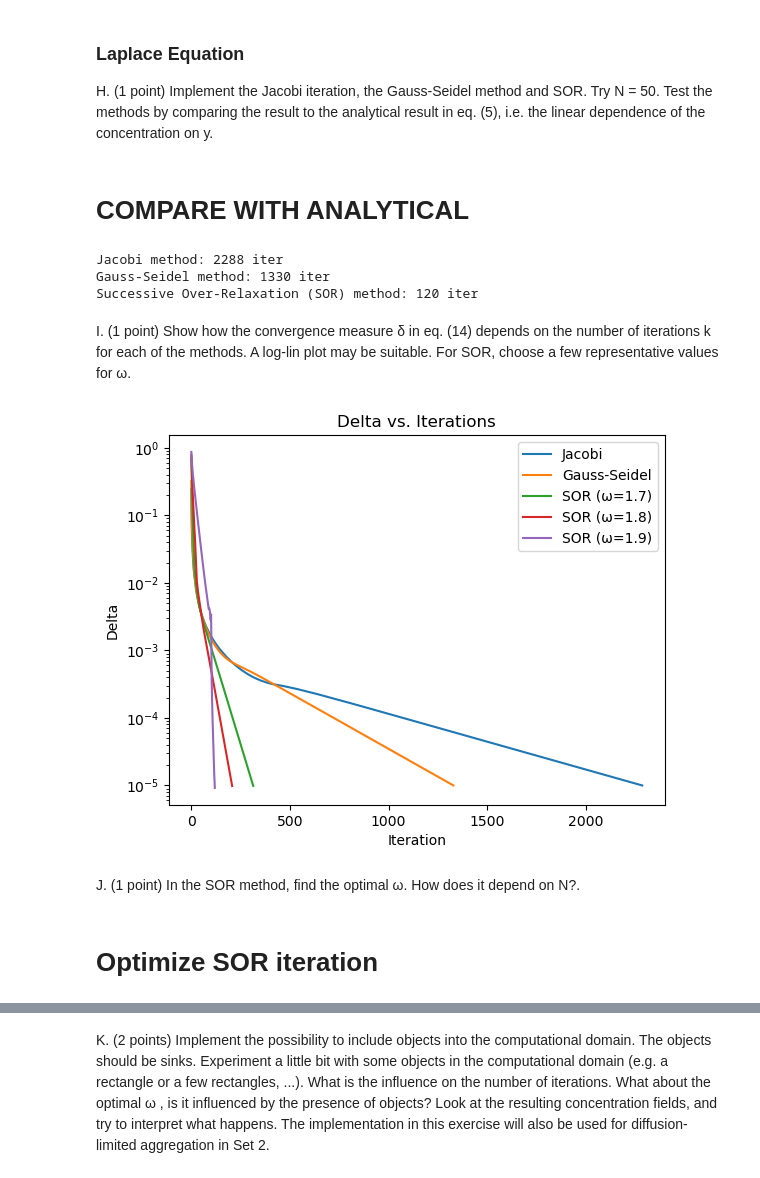
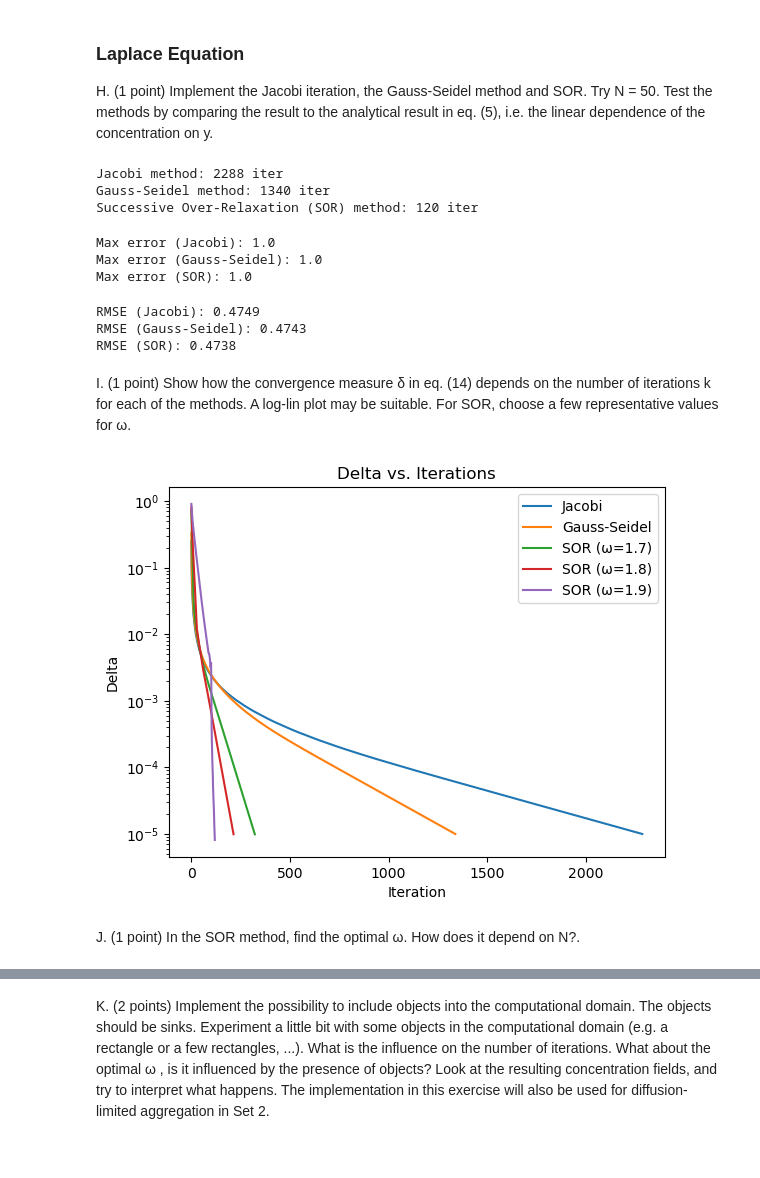
Before and after one commit to jonas4climate/modelling-natural-processes, a Jupyter notebook: Set1_incomplete.ipynb, the cells around one changed output, grey strips where cells are left out. Cells and saved outputs as stored; diff of their text form; code cells hidden in the pictures.

Commit message:
Need to go over grid sizes and indices again but everything up to last part functional

```diff
--- a/Set1_incomplete.ipynb
+++ b/Set1_incomplete.ipynb
@@ -61,7 +63,7 @@ dx = L / Nx  # Spatial step size
 Nt = 1000  # Number of time steps to simulate
 dt = 0.001  # Time step size
 
-c = solve_wave(psi_init, L, c, Nt * dt, Nx, dt)
+psi_matrix = solve_wave(psi_init, L, c, Nt * dt, Nx, dt)
 x = np.linspace(0, L, Nx)
 # %% [markdown]
 B. (1 point) Implement the time stepping. Determine the time development of
@@ -102,8 +104,8 @@ init_labels = [
 
 psis = []
 for i, (f0, init_label) in enumerate(zip(init_conditions, init_labels)):
-    c = solve_wave(f0, L, c, T, Nx, dt)
-    psis.append(c)
+    psi_matrix = solve_wave(f0, L, c, T, Nx, dt)
+    psis.append(psi_matrix)
 
 # Plotting
 fig, axs = plt.subplots(3, 1, figsize=(8, 12), sharex=True, layout='tight')
@@ -209,7 +211,7 @@ def update_vectorized(u):
     return u_new
 
 # Re-run simulation with adjusted dt and vectorized update
-for step in range(Nt):
+for _ in tqdm(range(Nt), desc='Simulating diffusion', unit='step'):
     c = update_vectorized(c)
 
 # Plotting the final state after adjustments
@@ -340,8 +342,6 @@ anim = animate_diffusion(c, f'2D Diffusion simulation', f'2d_diffusion_simulatio
 H. (1 point) Implement the Jacobi iteration, the Gauss-Seidel method and SOR.
 Try N = 50. Test the methods by comparing the result to the analytical result in
 eq. (5), i.e. the linear dependence of the concentration on y.
-# %% [markdown]
-# COMPARE WITH ANALYTICAL
 # %%
 def jacobi(c, Nx):
     c_new = c.copy()
@@ -393,8 +393,8 @@ epsilon = 1e-5  # checking for convergence
 
 # Initial conditions
 c = np.zeros((Nx+2, Nx+2))
-c[:, 0] = y
-c[:, -1] = y
+c[:, 0] = 0
+c[:, -1] = 1
 
 # Solve the Laplace equation using different methods
 c_jacobi, iterations_jacobi = solve_laplace('jacobi', c.copy(), Nx, epsilon)
@@ -405,15 +405,56 @@ c_sor, iterations_sor = solve_laplace('sor', c.copy(), Nx, epsilon, sor_omega)
 print(f'Successive Over-Relaxation (SOR) method: {iterations_sor} iter')
 # %% [output]
 Jacobi method: 2288 iter
-Gauss-Seidel method: 1330 iter
+Gauss-Seidel method: 1340 iter
 Successive Over-Relaxation (SOR) method: 120 iter
+# %%
+# Analytical solution (assuming a linear dependence on y)
+c_analytical = np.zeros((Nx+2, Nx+2))
+for i in range(Nx+2):
+    c_analytical[:, i] = y # TODO: doesn't seem right
+
+# Calculate errors compared to analytical solution
+error_jacobi = np.abs(c_jacobi - c_analytical)
+error_gs = np.abs(c_gs - c_analytical)
+error_sor = np.abs(c_sor - c_analytical)
+
+# Maximum error
+max_error_jacobi = np.max(error_jacobi)
+max_error_gs = np.max(error_gs)
+max_error_sor = np.max(error_sor)
+
+print(f'Max error (Jacobi): {max_error_jacobi}')
+print(f'Max error (Gauss-Seidel): {max_error_gs}')
+print(f'Max error (SOR): {max_error_sor}')
+# %% [output]
+Max error (Jacobi): 1.0
+Max error (Gauss-Seidel): 1.0
+Max error (SOR): 1.0
+# %%
+# Mean Squared Error
+mse_jacobi = np.mean((c_analytical - c_jacobi) ** 2)
+mse_gs = np.mean((c_analytical - c_gs) ** 2)
+mse_sor = np.mean((c_analytical - c_sor) ** 2)
+
+# Root Mean Squared Error
+rmse_jacobi = np.sqrt(mse_jacobi)
+rmse_gs = np.sqrt(mse_gs)
+rmse_sor = np.sqrt(mse_sor)
+
+print(f'RMSE (Jacobi): {rmse_jacobi:.4f}')
+print(f'RMSE (Gauss-Seidel): {rmse_gs:.4f}')
+print(f'RMSE (SOR): {rmse_sor:.4f}')
+# %% [output]
+RMSE (Jacobi): 0.4749
+RMSE (Gauss-Seidel): 0.4743
+RMSE (SOR): 0.4738
 # %% [markdown]
 I. (1 point) Show how the convergence measure δ in eq. (14) depends on the number
 of iterations k for each of the methods. A log-lin plot may be suitable. For SOR,
 choose a few representative values for ω.
 # %%
-# Function to count iterations for each method
 def track_delta(method, c, Nx, omega=None):
+    """Counts the number of iterations for each method to converge and returns the deltas (change in c) over time."""
     deltas = []
     epsilon = 1e-5
     iteration = 0
@@ -427,44 +468,39 @@ def track_delta(method, c, Nx, omega=None):
             c = sor_iter(c, Nx, omega)
         delta = np.max(np.abs(c_old - c))
         deltas.append(delta)
         iteration += 1
         if delta < epsilon:
             break
     return deltas
 
-# Jacobi method
 c = np.zeros((Nx+2, Nx+2))
-c[:, 0] = y
-c[:, -1] = y
+c[:, 0] = 0
+c[:, -1] = 1
 delta_jacobi = track_delta('jacobi', c.copy(), Nx)
 
-# Gauss-Seidel method
 c = np.zeros((Nx+2, Nx+2))
-c[:, 0] = y
-c[:, -1] = y
+c[:, 0] = 0
+c[:, -1] = 1
 delta_gs = track_delta('gs', c.copy(), Nx)
 
-# SOR method tested with many omega valces
 omega_values = [1.7, 1.8, 1.9]
 c = np.zeros((Nx+2, Nx+2))
-c[:, 0] = y
-c[:, -1] = y
+c[:, 0] = 0
+c[:, -1] = 1
 delta_sor = {omega: track_delta('sor', c.copy(), Nx, omega) for omega in omega_values}
 
 # Plotting deltas against iterations
 plt.plot(delta_jacobi, label='Jacobi')
 plt.plot(delta_gs, label='Gauss-Seidel')
 for sor_omega, deltas in delta_sor.items():
     plt.plot(deltas, label=f'SOR (ω={sor_omega})')
 plt.yscale('log')
 plt.xlabel('Iteration')
 plt.ylabel('Delta')
 plt.title('Delta vs. Iterations')
 plt.legend()
 plt.show()
 # %% [output]
-[figure, old version]
+[figure, new version]
 # %% [markdown]
 J. (1 point) In the SOR method, find the optimal ω. How does it depend on N?.
-# %% [markdown]
-# Optimize SOR iteration
```
Also changed, not shown: parts of 9 cells of this notebook, 2 other files.
